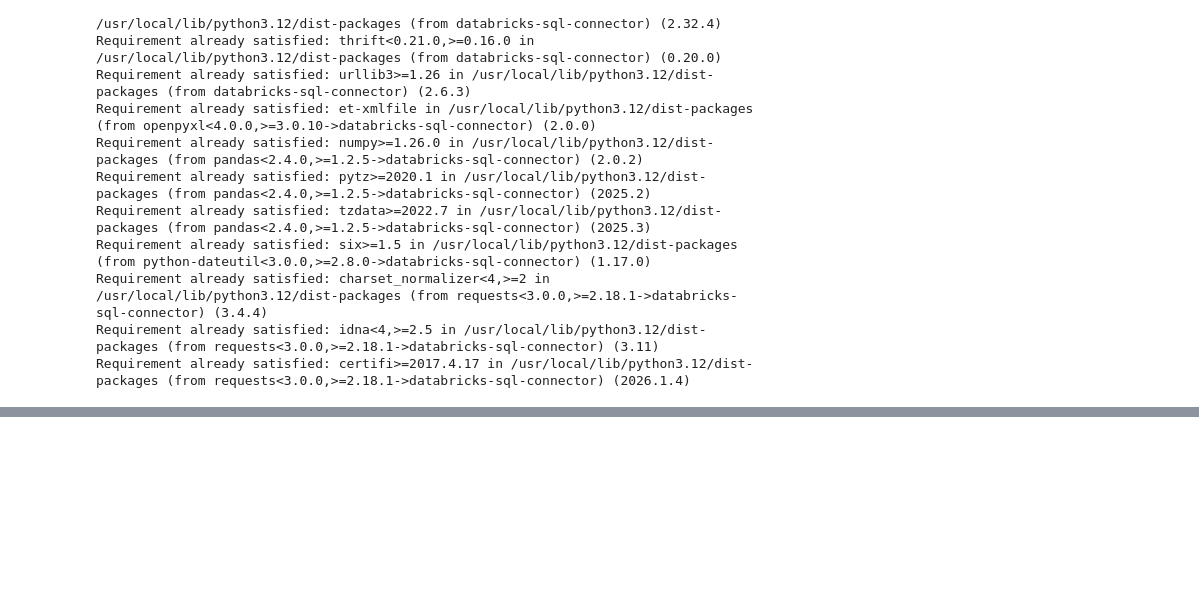
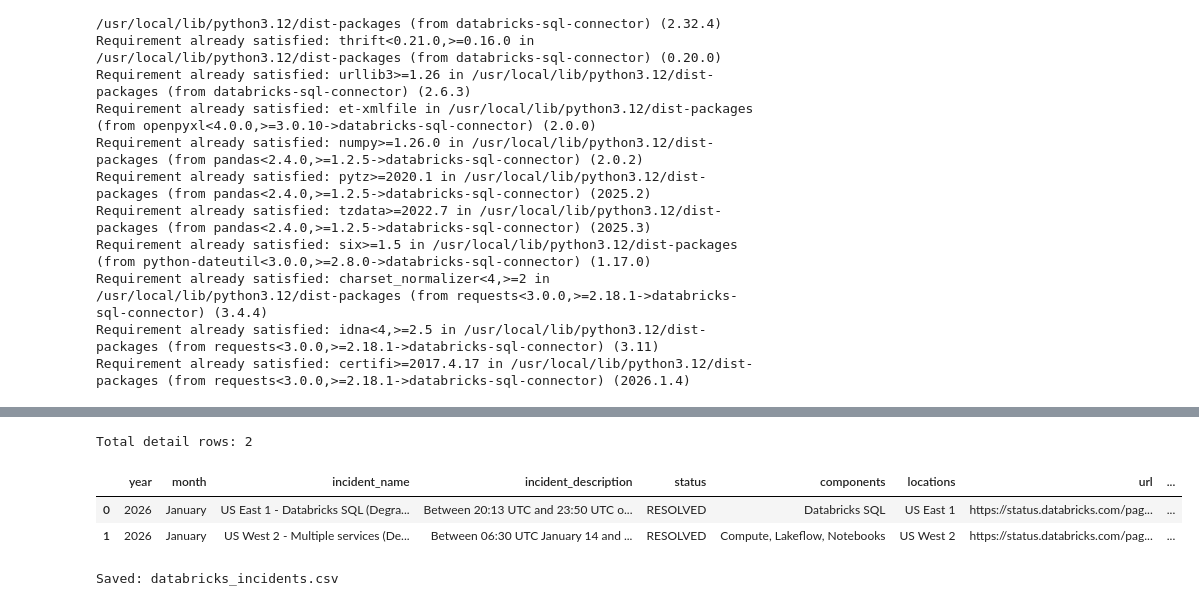
Before and after one commit to CelineBrambles/databricks_status_page_webscraper, a Jupyter notebook: bronze_databricks_incident_history.ipynb, the cells around one changed output, grey strips where cells are left out. Saved outputs shown, nothing was run; the diff lists cells and outputs as text; code cells hidden in the pictures; blank space fills up the shorter version.

```diff
--- a/bronze_databricks_incident_history.ipynb
+++ b/bronze_databricks_incident_history.ipynb
@@ -438,0 +540,55 @@ Requirement already satisfied: certifi>=2017.4.17 in /usr/local/lib/python3.12/d
+# %%
+
+import re
+import pandas as pd
+from datetime import datetime
+
+# Parse year/month from the chosen month header, e.g., "January 2026"
+m = re.match(r"^([A-Za-z]+)\s+(\d{4})$", (chosen.get("month") or "").strip())
+if not m:
+    raise ValueError(f"Cannot parse month/year from: {chosen.get('month')}")
+month_name, year_val = m.group(1), int(m.group(2))
+
+# Turn details into DataFrame
+df_details = pd.DataFrame(details)
+
+# Standardize column names to your schema
+df_details.rename(columns={"title": "incident_name"}, inplace=True)
+
+# Inject year/month and scraped_at
+df_details["year"] = year_val
+df_details["month"] = month_name
+df_details["scraped_at"] = datetime.utcnow().strftime("%Y-%m-%dT%H:%M:%SZ")
+
+# Ensure the main fields exist
+for col in ["incident_name", "incident_description", "status", "components", "locations", "url"]:
+    if col not in df_details.columns:
+        df_details[col] = ""
+    df_details[col] = df_details[col].fillna("").astype(str).str.strip()
+
+# Reorder columns: your original first, then the new ones
+cols_order = [
+    "year", "month", "incident_name", "incident_description",
+    "status", "components", "locations", "url", "scraped_at"
+]
+# Include any extra columns at the end
+cols_order = [c for c in cols_order if c in df_details.columns] + [c for c in df_details.columns if c not in cols_order]
+df_details = df_details[cols_order]
+
+print(f"Total detail rows: {len(df_details)}")
+display(df_details.head(10))
+# %% [output]
+Total detail rows: 2
+|  | year | month | incident_name | incident_description | status | components | locations | url | ... |
+| 0 | 2026 | January | US East 1 - Databricks SQL (Degra... | Between 20:13 UTC and 23:50 UTC o... | RESOLVED | Databricks SQL | US East 1 | https://status.databricks.com/pag... | ... |
+| 1 | 2026 | January | US West 2 - Multiple services (De... | Between 06:30 UTC January 14 and ... | RESOLVED | Compute, Lakeflow, Notebooks | US West 2 | https://status.databricks.com/pag... | ... |
+# %%
+
+# Save only the detailed df for now
+df_details.to_csv("databricks_incidents.csv", index=False, encoding="utf-8")
+print("Saved: databricks_incidents.csv")
+
+# When you're ready to unify with databricks_incidents.csv,
+# I can add a safe merge step (dedupe by URL, fallback to year+month+name).
+# %% [output]
+Saved: databricks_incidents.csv
```
Also changed, not shown: parts of 13 cells of this notebook.
